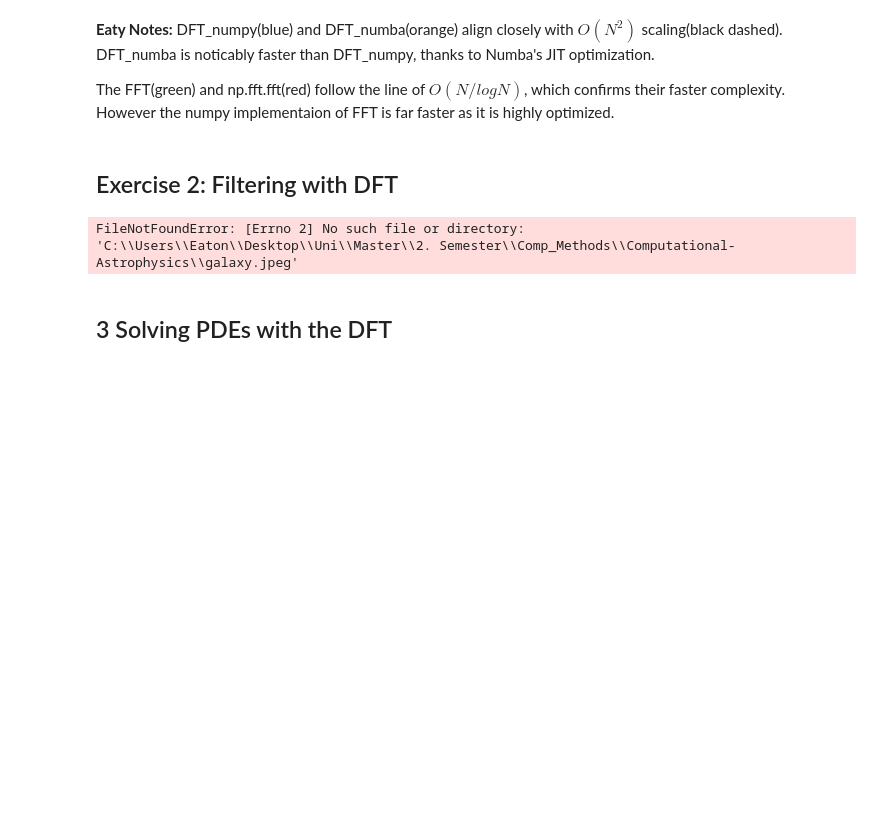
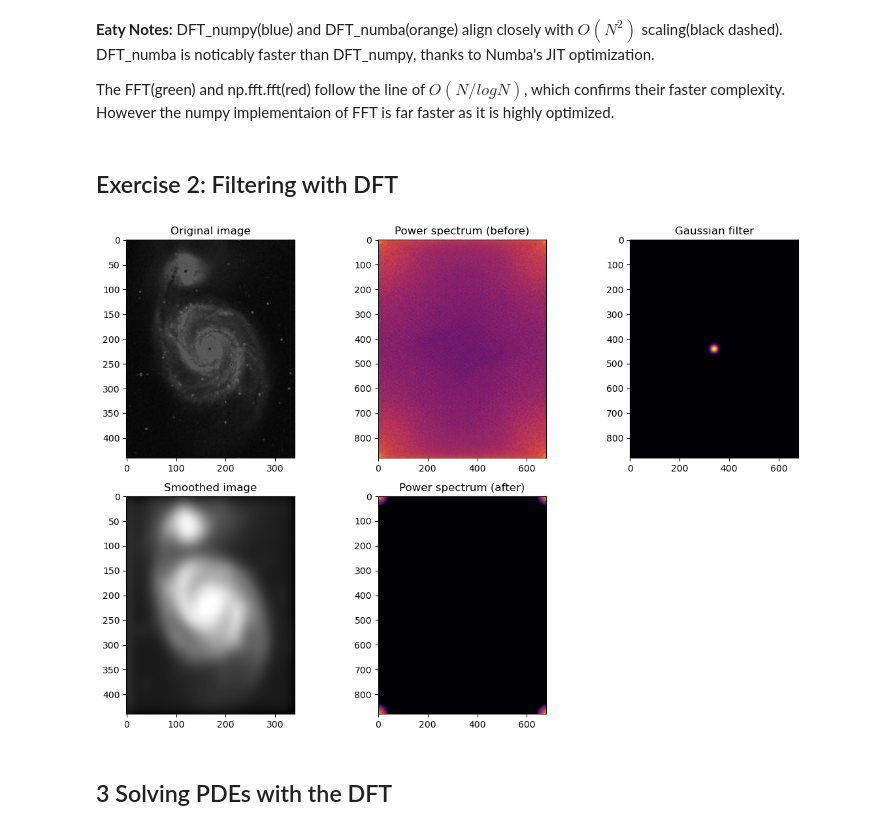
Before and after one commit to ShannonS00/Computational-Astrophysics, a Jupyter notebook: Worksheet_2/Worksheet_2.ipynb, the cells around one changed output. Drawn from its saved outputs; the diff is of its cells as text; code cells hidden in the pictures; blank space fills up the shorter version.

Commit message:
Updating invert_fft function

```diff
--- a/Worksheet_2/Worksheet_2.ipynb
+++ b/Worksheet_2/Worksheet_2.ipynb
@@ -236,9 +236,9 @@ def apply_filter(img_fft_shifted, gaussian_filter):
     img_fft_filtered = img_fft_shifted * np.fft.ifftshift(gaussian_filter)
     return img_fft_filtered
 # %%
-def invert_fft(img_fft_filtered):
+def invert_fft(img_fft_filtered, original_shape):
     smoothed_img = np.fft.ifft2(img_fft_filtered).real
-    smoothed_img = np.fft.ifft2(img_fft_filtered).real
+    smoothed_img = smoothed_img[:original_shape[0], :original_shape[1]]
     return smoothed_img
 # %%
 def plot_images(img, smoothed_img, power_spectrum_before, power_spectrum_after, gaussian_filter):
@@ -266,22 +266,22 @@ def plot_images(img, smoothed_img, power_spectrum_before, power_spectrum_after,
 # %%
 img_path = "galaxy.jpeg"
 sigma = 10
 
 img = load_image(img_path)
 padded_img = pad_image(img)
 
 padded_fft = compute_fft(padded_img)
 gaussian_filter = generate_gaussian_filter(padded_img.shape, sigma)
 
 filtered_fft = apply_filter(padded_fft, gaussian_filter)
-smoothed_img = invert_fft(filtered_fft, img.shape)
+smoothed_img = invert_fft(filtered_fft, img.shape, )
 
 power_spectrum_before = np.abs(padded_fft)**2
 power_spectrum_after = np.abs(filtered_fft)**2
 
 plot_images(img, smoothed_img, power_spectrum_before, power_spectrum_after, gaussian_filter)
 # %% [output]
-FileNotFoundError: [Errno 2] No such file or directory: 'C:\\Users\\Eaton\\Desktop\\Uni\\Master\\2. Semester\\Comp_Methods\\Computational-Astrophysics\\galaxy.jpeg'
+[figure, added]
 # %% [markdown]
 ## 3 Solving PDEs with the DFT
 # %% [markdown]
```
Also changed, not shown: parts of 1 cell of this notebook.
